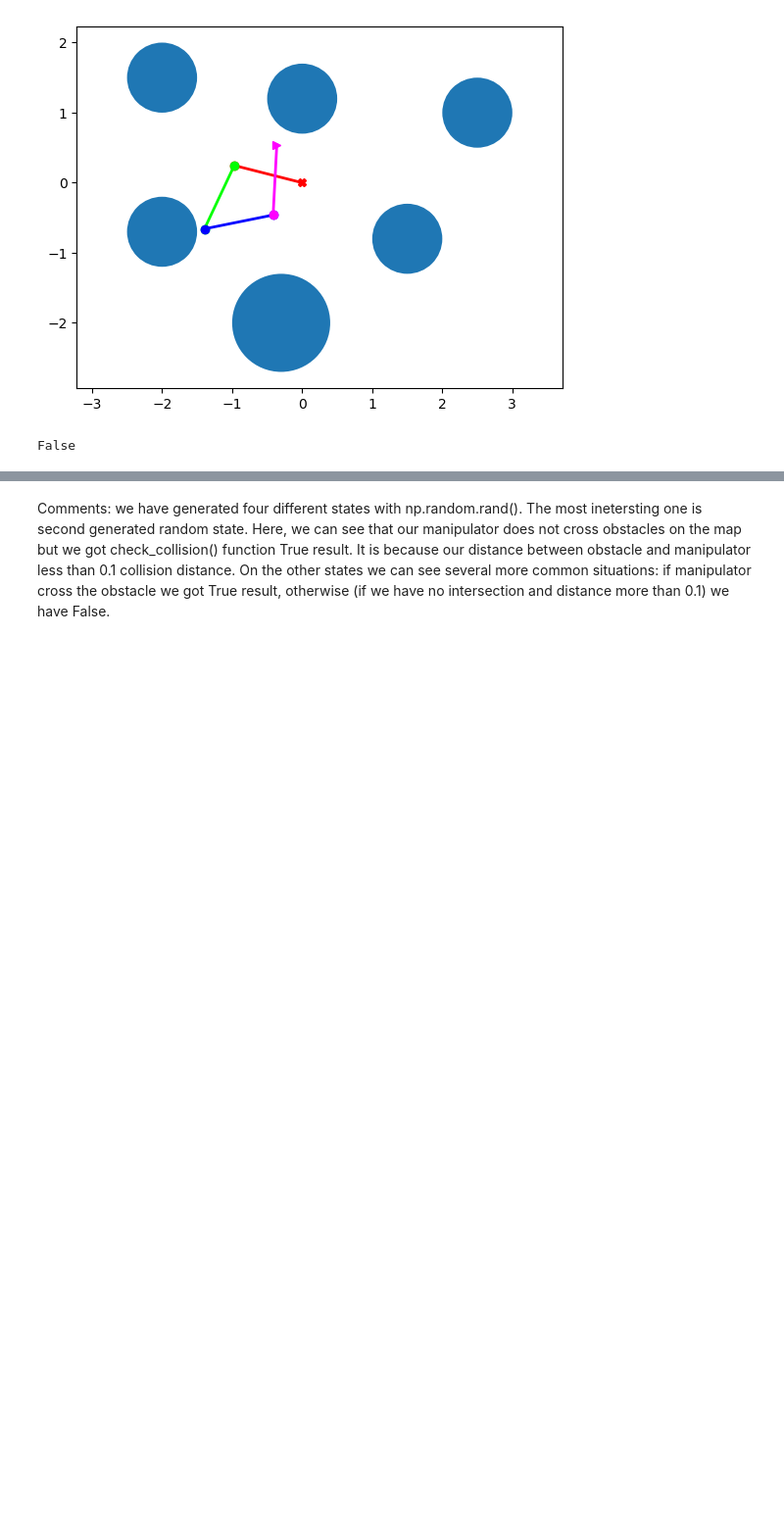
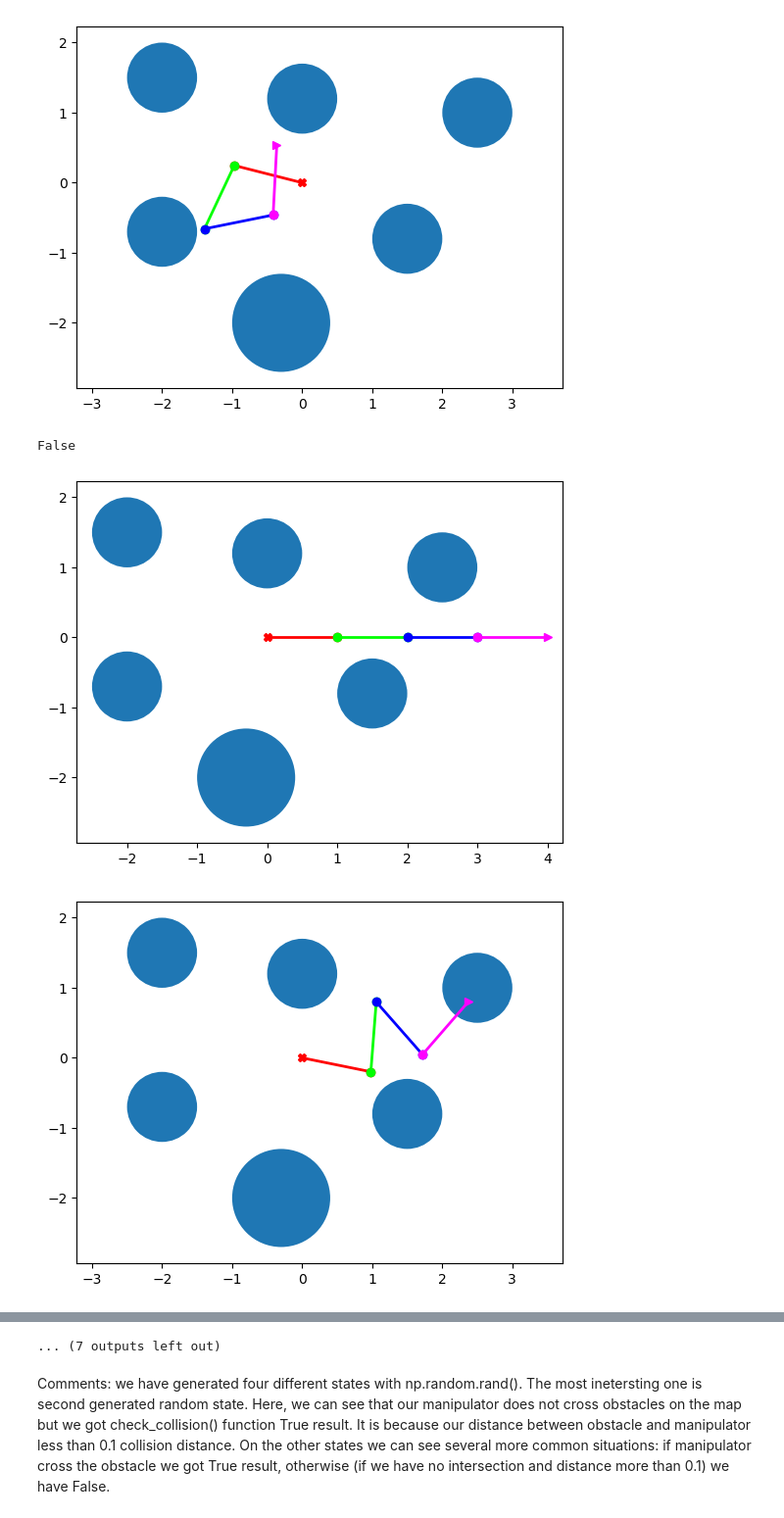
Before and after one commit to LaGrunje/PlanningAlgorithms, a Jupyter notebook: PS2/AlexanderLepinskikh_PS2.ipynb, the cells around one changed output, grey strips where cells are left out. Shown at 98% size. Drawn from its saved outputs; the diff is of its cells as text; code cells hidden in the pictures; blank space fills up the shorter version.

Commit message:
Fix one random problem in PS1 Update RRT in PS2

```diff
--- a/PS2/AlexanderLepinskikh_PS2.ipynb
+++ b/PS2/AlexanderLepinskikh_PS2.ipynb
@@ -75,3 +79,26 @@ env.renbder(
 print(env.check_collision(rand_state4))
 # %% [output]
 False
+# %%
+res = [start_state]
+for i in range(15):
+    res.append(State(np.random.rand(4) * 360 - np.ones(4) * 180))
+res.append(goal_state)
+
+fig = plt.figure()
+imgs = []
+
+for s in res:
+    env.state = s
+    im = env.render(plt_show=False)
+    im.show()
+    imgs.append([im])
+print(imgs)
+ani = animation.ArtistAnimation(fig, imgs, interval=50, blit=True)
+
+ani.save("boo.mp4")
+
+plt.show()
+# %% [output]
+[figure, added]
+[figure, added]
@@ -78,3 +115,4 @@ False
+... (7 outputs left out)
 # %% [markdown]
 Comments: we have generated four different states with np.random.rand(). The most inetersting one is second generated random state. Here, we can see that our manipulator does not cross obstacles on the map but we got check_collision() function True result. It is because our distance between obstacle and manipulator less than 0.1 collision distance. On the other states we can see several more common situations: if manipulator cross the obstacle we got True result, otherwise (if we have no intersection and distance more than 0.1) we have False.
 # %% [markdown]
```
Also changed, not shown: parts of 5 cells of this notebook, 5 other files.
